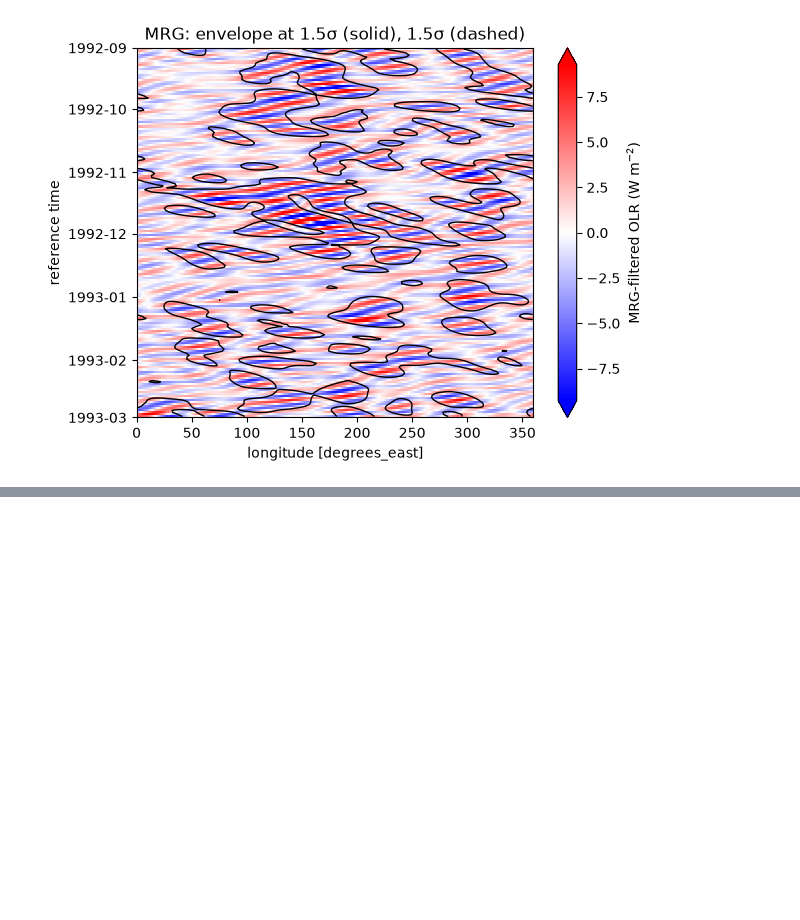
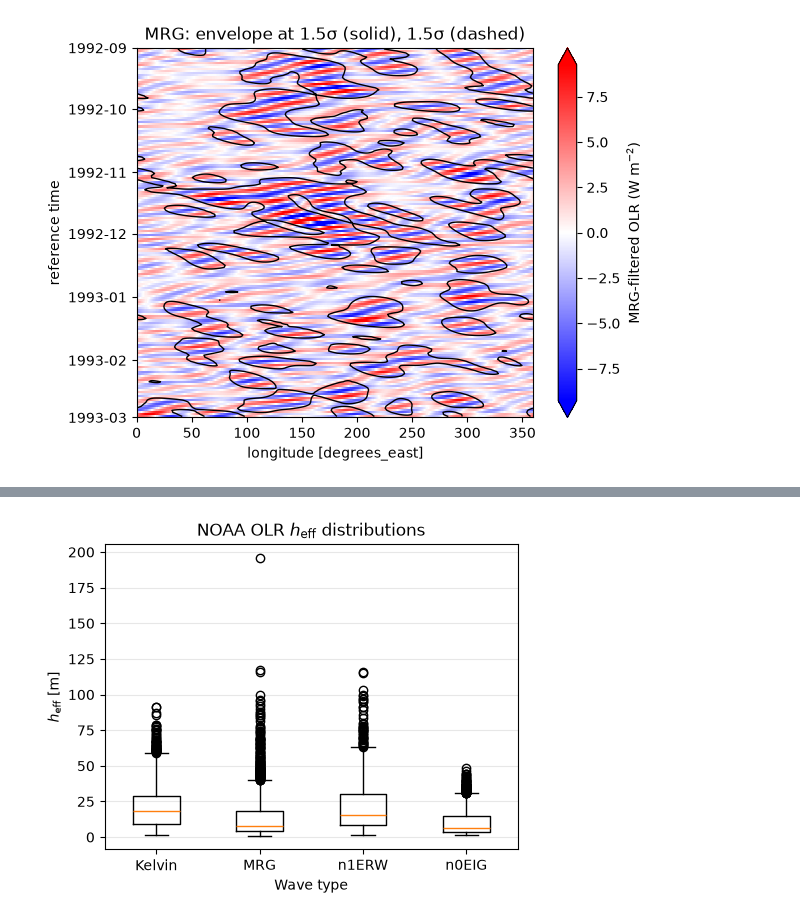
Before and after one commit to pedroanguloumana/cmip6_equiv_depth_distributions, a Jupyter notebook: notebooks/NOAA_OLR_heff.ipynb, the cells around one changed output, grey strips where cells are left out. Cells and saved outputs as stored; diff of their text form; code cells hidden in the pictures; blank space fills up the shorter version.

```diff
--- a/notebooks/NOAA_OLR_heff.ipynb
+++ b/notebooks/NOAA_OLR_heff.ipynb
@@ -382,0 +353,24 @@ accepted["h_eff_m"].describe().rename("Implied depth (m)").to_frame()
+# %%
+waves = list(wave_event_fits)
+depths = [
+    wave_event_fits[wave]["h_eff_m"].dropna().to_numpy()
+    for wave in waves
+]
+
+fig, ax = plt.subplots(figsize=(5, 4))
+
+ax.boxplot(
+    depths,
+    tick_labels=waves,
+    whis=1.5,
+    showfliers=True,
+)
+
+ax.set_title(r"NOAA OLR $h_{\mathrm{eff}}$ distributions")
+ax.set_xlabel("Wave type")
+ax.set_ylabel(r"$h_{\mathrm{eff}}$ [m]")
+ax.grid(axis="y", alpha=0.3)
+
+fig.tight_layout()
+# %% [output]
+[figure, added]
```
Also changed, not shown: parts of 9 cells of this notebook, 4 other files.
